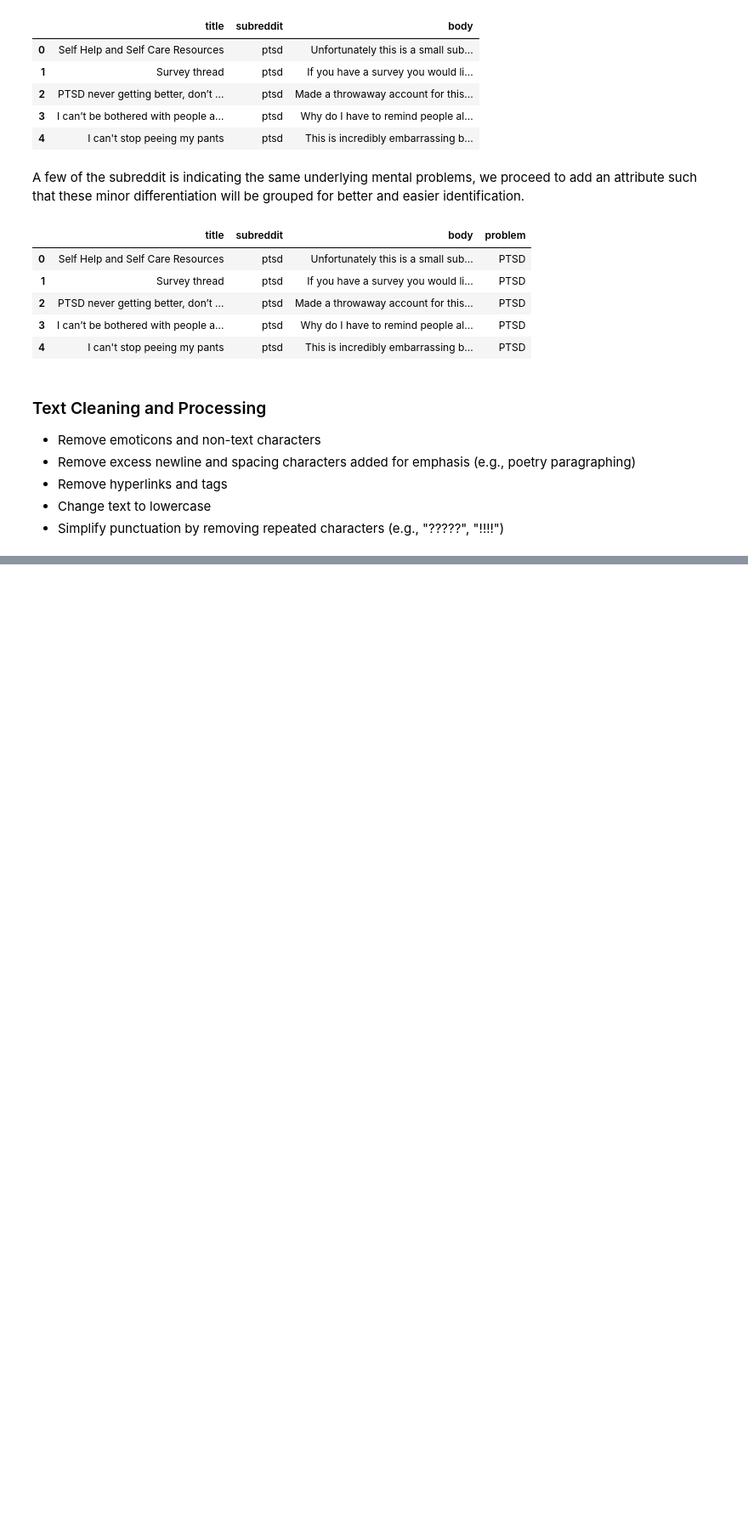
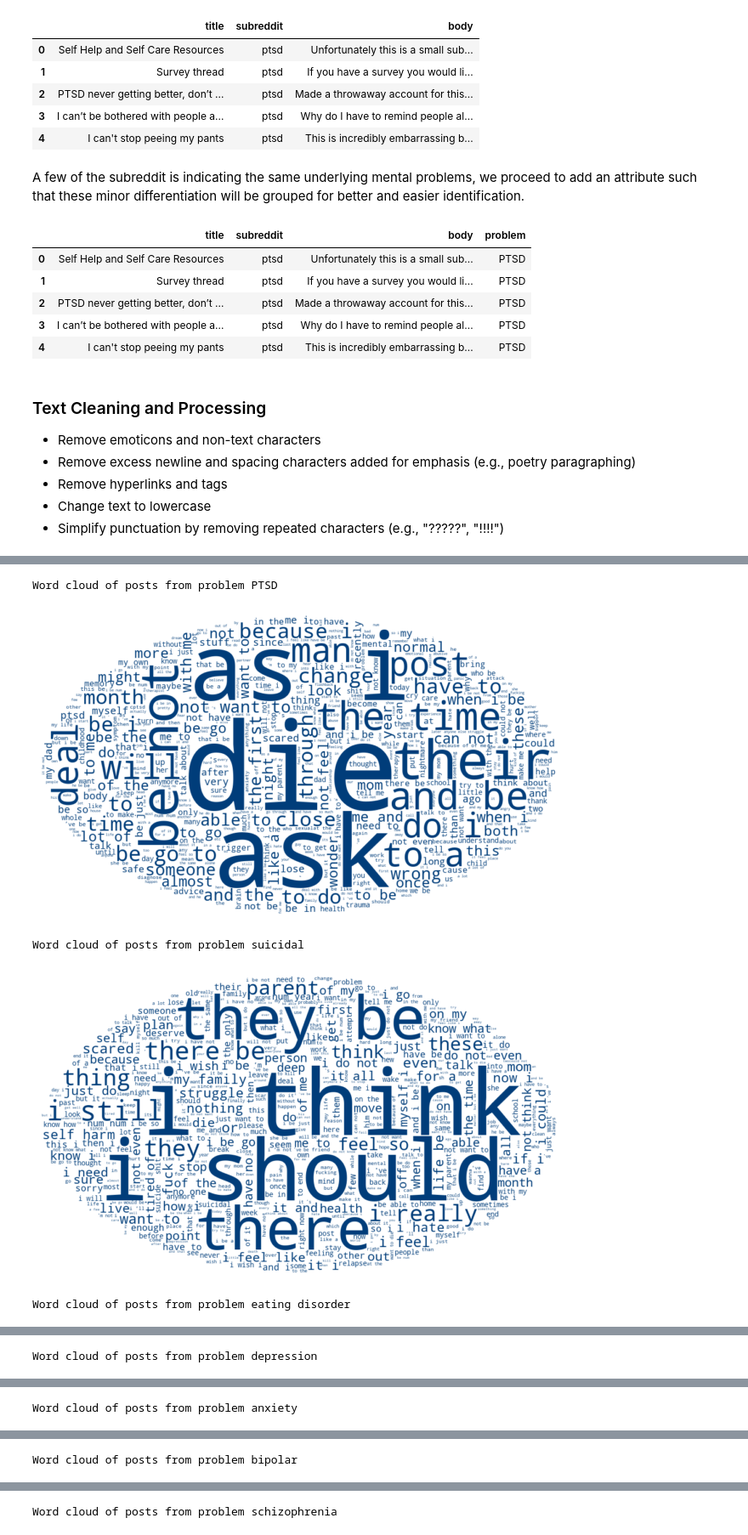
Before and after one commit to msedlkh/wellbeing-police, a Jupyter notebook: wellbeing-police.ipynb, the cells around one changed output, grey strips where cells are left out. Shown at 85% size. Drawn from its saved outputs; the diff is of its cells as text; code cells hidden in the pictures; blank space fills up the shorter version.

Commit message:
add text normalization,tf-idf with n grams and wordclouds

```diff
--- a/wellbeing-police.ipynb
+++ b/wellbeing-police.ipynb
@@ -125,10 +151,14 @@ def lemmatize(text):
     lemmas = [token.lemma_ if token.pos_ != 'PRON' else token.orth_ for token in tokens]
     return lemmas
 # %%
+documents = main_df.body
+
 ## Apply normalize method
-documents = main_df.body.apply(lambda text: normalize(text))
+documents = documents.apply(lambda text: normalize(text))
+
+## map text abbreviation like "ur","tmr","yr","btw" into standard words/phrase
+documents = documents.replace(abbrv_d,regex=True)
 documents = documents.to_list()
-# labels = main_df.problem.to_list()
 
 
 ## Directly apply lemmatize function to documents to get tokenized text
@@ -146,0 +172,8 @@ tokens = tfidf_vectorizer.get_feature_names()
+# %%
+### Create TF-IDF vector for all documents for traning t
+
+tfidf_vectorizer = TfidfVectorizer(tokenizer=lemmatize, norm='l1',ngram_range=(1, 3),max_features=15000)
+text_tfidf = tfidf_vectorizer.fit_transform(documents)
+text_tfidf = np.asarray(text_tfidf.todense())
+
+tokens = tfidf_vectorizer.get_feature_names_out()
@@ -146,0 +184,40 @@ tokens = tfidf_vectorizer.get_feature_names()
+# %%
+for syp in main_df.problem.unique():
+    problem_documents = main_df[main_df['problem'] == syp]["body"]
+
+    ## Apply normalize method
+    problem_documents = problem_documents.apply(lambda text: normalize(text))
+
+    ## map text abbreviation into standard words/phrase
+    problem_documents = problem_documents.replace(abbrv_d,regex=True)
+    problem_documents = problem_documents.to_list()
+
+    print(f"Word cloud of posts from problem {syp}")
+
+    problem_tfidf_vectorizer = TfidfVectorizer(tokenizer=lemmatize, norm='l1',ngram_range=(1, 3),max_features=500)
+    problem_text_tfidf = problem_tfidf_vectorizer.fit_transform(problem_documents)
+    problem_text_tfidf= np.asarray(problem_text_tfidf.todense())
+    tokens = problem_tfidf_vectorizer.get_feature_names_out()
+
+    problem_weights = list(problem_text_tfidf[np.nonzero(problem_text_tfidf)])
+    problem_word_freqs = { w:problem_weights[idx]  for (idx, w) in enumerate(tokens) }
+
+    wc = WordCloud(color_func=color_func,
+                   background_color="white",
+                   mask=get_mask(),
+                   max_words=500,
+                   contour_width=0)
+
+    wc.generate_from_frequencies(problem_word_freqs)
+
+    plt.figure()
+    plt.imshow(wc, interpolation="bilinear")
+    plt.axis("off")
+    plt.tight_layout()
+    plt.show()
+# %% [output]
+Word cloud of posts from problem PTSD
+[figure, added]
+Word cloud of posts from problem suicidal
+[figure, added]
+Word cloud of posts from problem eating disorder
@@ -146,0 +225 @@ tokens = tfidf_vectorizer.get_feature_names()
+Word cloud of posts from problem depression
@@ -146,0 +227 @@ tokens = tfidf_vectorizer.get_feature_names()
+Word cloud of posts from problem anxiety
@@ -146,0 +229 @@ tokens = tfidf_vectorizer.get_feature_names()
+Word cloud of posts from problem bipolar
@@ -146,0 +231 @@ tokens = tfidf_vectorizer.get_feature_names()
+Word cloud of posts from problem schizophrenia
```
Also changed, not shown: parts of 11 cells of this notebook.
